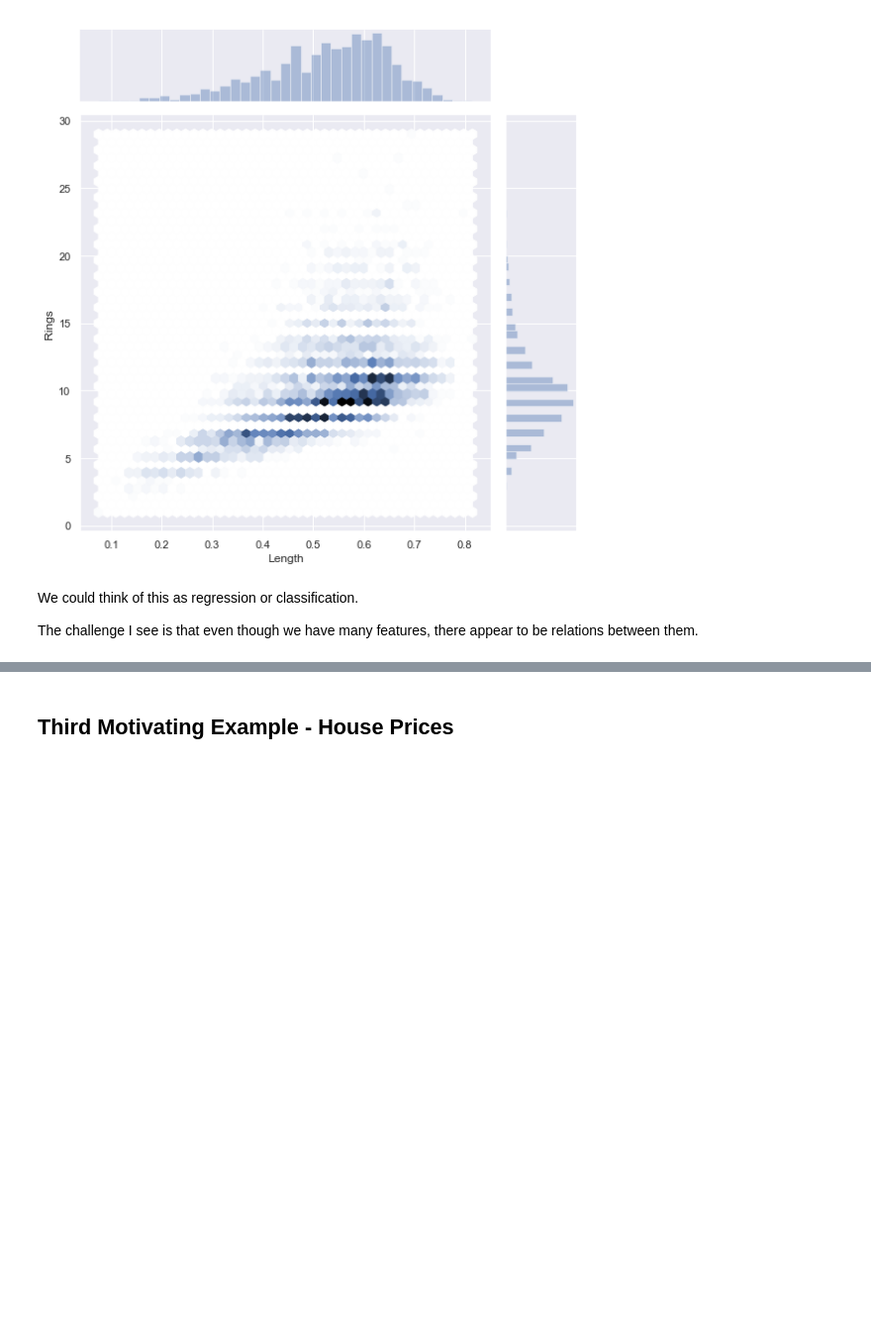
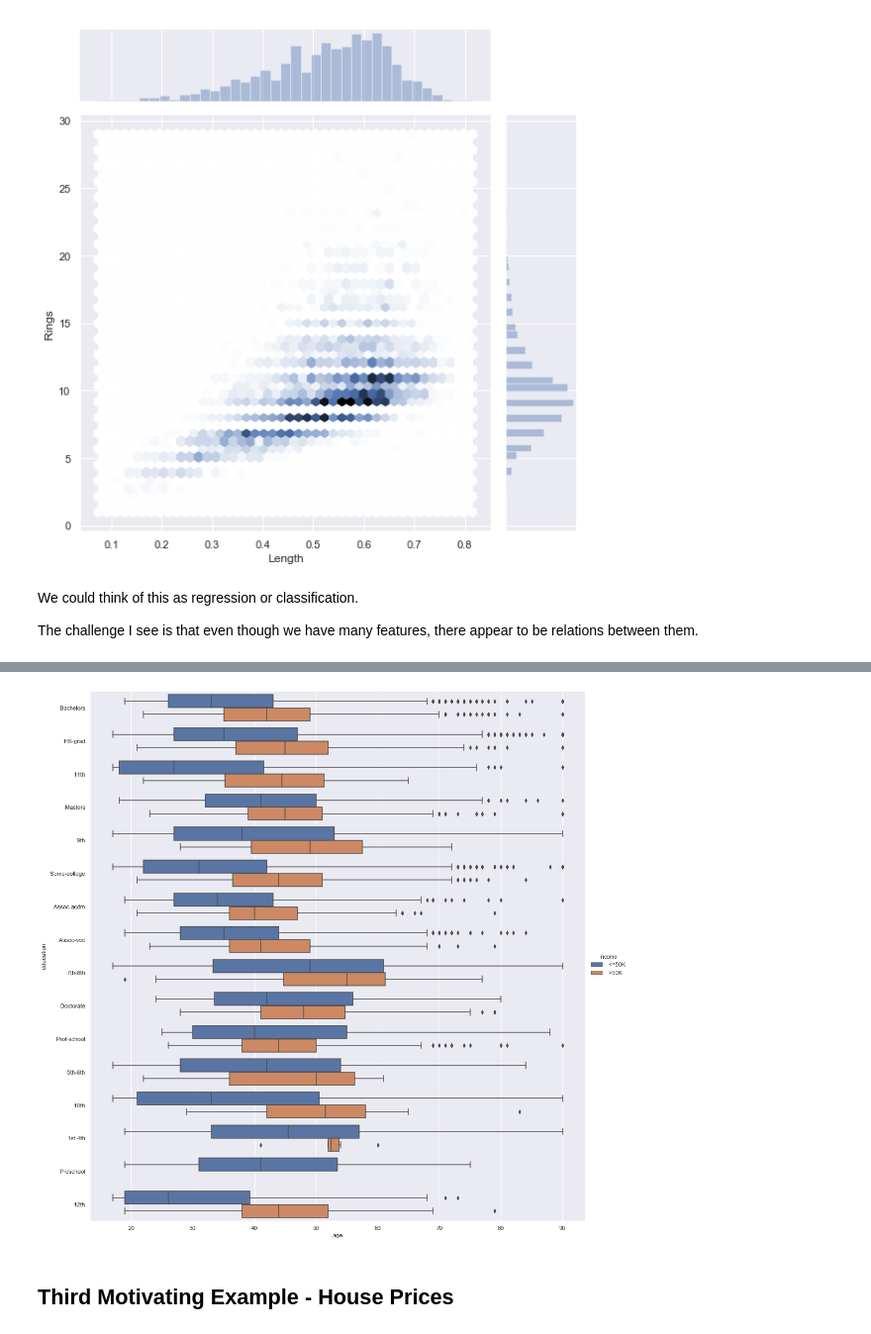
Before and after one commit to virgilpierce/STAT_411, a Jupyter notebook: 1 - Intro and Motivating Ex.ipynb, the cells around one changed output, grey strips where cells are left out. Shown at 99% size. Drawn from its saved outputs; the diff is of its cells as text; code cells hidden in the pictures; blank space fills up the shorter version.

Commit message:
Update 1 - Intro and Motivating Ex.ipynb
adding adult data set.

```diff
--- a/1 - Intro and Motivating Ex.ipynb
+++ b/1 - Intro and Motivating Ex.ipynb
@@ -573,0 +578,9 @@ The challenge I see is that even though we have many features, there appear to b
+# %%
+ad = pa.read_csv('Data Sets/Adult/adult-data.csv',
+                names = ['age', 'workclass', 'fnlwgt', 'education', 'education-num', 'marital_status',
+                        'occupation', 'relationship', 'race', 'sex', 'capital_gain', 'capital_loss', 'hours_per_wk',
+                        'country_of_origin', 'income'])
+
+# The folder with the data set also contains a description of the features and a test set.
+
+ad.head()
@@ -574,3 +594,14 @@ The challenge I see is that even though we have many features, there appear to b
+# %%
+sn.set(style = 'darkgrid')
+
+sn.catplot(x='age', y='education', data = ad, hue='income', height= 15, aspect=1, kind='box');
+
+# There is an issue here: The order of the categories is not sequential by education level,
+# I have tried passing the order argument, but then it generates an empty plot.
+
+# filing as a bug in Github
+# %% [output]
+[figure, added]
 # %% [markdown]
 ## Third Motivating Example - House Prices
 # %%
```
Also changed, not shown: parts of 2 cells of this notebook.
